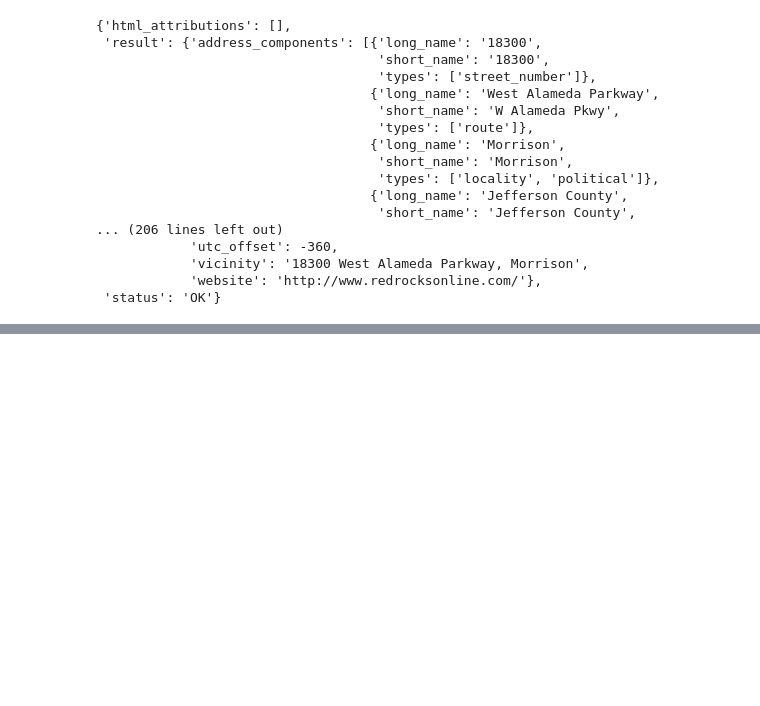
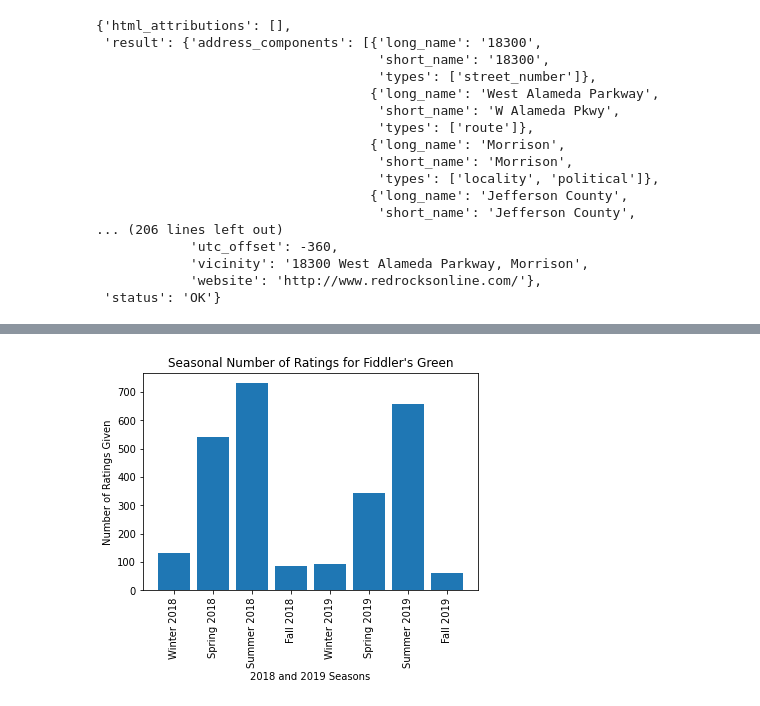
Before and after one commit to mattyk33/A-team, a Jupyter notebook: ATeamProjectPy.ipynb, the cells around one changed output, grey strips where cells are left out. Drawn from its saved outputs; the diff is of its cells as text; code cells hidden in the pictures; blank space fills up the shorter version.

Commit message:
Code added to find venue ratings data and graph Fiddlers Green seasonal counts

```diff
--- a/ATeamProjectPy.ipynb
+++ b/ATeamProjectPy.ipynb
@@ -116,0 +147,9 @@ pprint(redrocks_data)
+# %%
+# Function to convert UTC Timestamp to a YearMonth number
+def timeDiff(row):
+
+    review_date = datetime.utcfromtimestamp(row["review_timestamp"]).date()
+    return review_date.year*100+review_date.month
+# %%
+fiddlers_df["Review Date"]=fiddlers_df.apply(timeDiff, axis=1)
+fiddlers_df.head()
@@ -116,0 +163,3 @@ pprint(redrocks_data)
+# %%
+fiddlers_reviews = fiddlers_df[["review_rating", "Review Date"]]
+fiddlers_reviews.head(2664)
@@ -116,0 +180,11 @@ pprint(redrocks_data)
+# %%
+#month_counts = fiddlers_reviews['Review Date'].value_counts()
+fiddlers_counts = fiddlers_reviews.copy()
+
+ranges = [201800, 201804, 201807, 201810, 201901, 201904, 201907, 201910, 201912]
+bins = ["Winter 2018", "Spring 2018", "Summer 2018", "Fall 2018", "Winter 2019", "Spring 2019", "Summer 2019", "Fall 2019"]
+
+fiddlers_counts["Seasonal Ratings"] = pd.cut(fiddlers_counts["Review Date"], ranges, labels = bins)
+
+fidd_seas_counts = fiddlers_counts.groupby(["Seasonal Ratings"]).count()
+fidd_seas_counts
@@ -116,0 +202,13 @@ pprint(redrocks_data)
+# %%
+x_axis = np.arange(8)
+review_count = fidd_seas_counts['Review Date']
+
+plt.bar(x_axis, review_count)
+plt.title("Seasonal Number of Ratings for Fiddler's Green")
+plt.xlabel("2018 and 2019 Seasons")
+plt.ylabel("Number of Ratings Given")
+seasonal_values = [value for value in x_axis]
+plt.xticks(seasonal_values, ["Winter 2018", "Spring 2018", "Summer 2018", "Fall 2018",
+                             "Winter 2019", "Spring 2019", "Summer 2019", "Fall 2019"], rotation = 'vertical');
+# %% [output]
+[figure, added]
```
Also changed, not shown: parts of 17 cells of this notebook, 3 other files.
